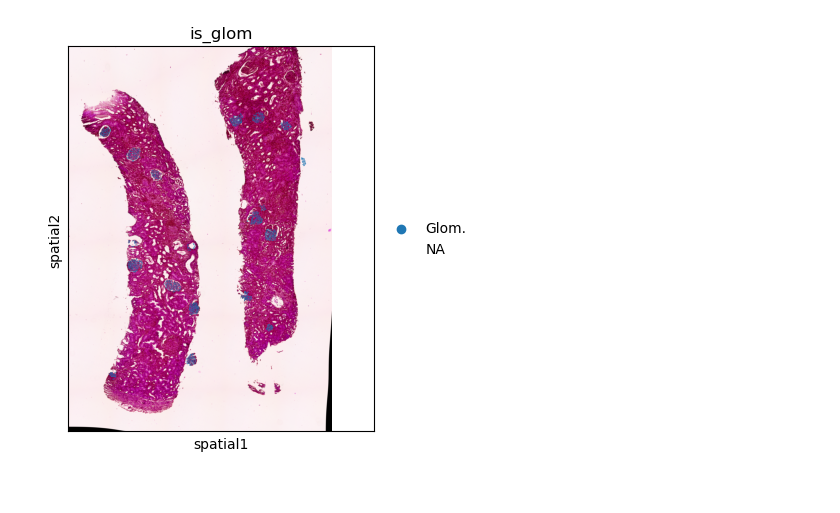
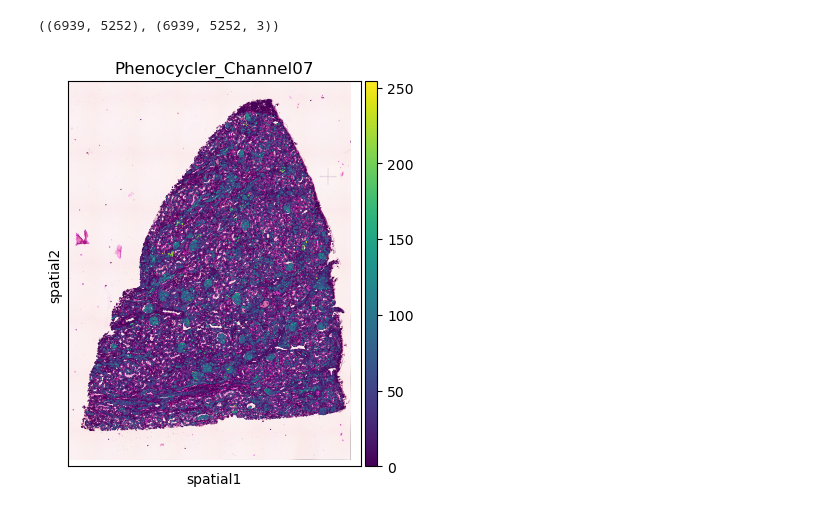
Before and after one commit to imsb-uke/xenium-cgn, a Jupyter notebook: notebooks/03_image_registration/add_phenocycler_as_column.ipynb, the cells around one changed output. Saved outputs shown, nothing was run; the diff lists cells and outputs as text; code cells hidden in the pictures.

Commit message:
Phenocycler analysis added

```diff
--- a/notebooks/03_image_registration/add_phenocycler_as_column.ipynb
+++ b/notebooks/03_image_registration/add_phenocycler_as_column.ipynb
@@ -13,4 +13,5 @@ warnings.filterwarnings('ignore')
 # %%
 adata_dir = "data_level_1/adata/"
 he_image_dir = "data_level_1/he_registered_old/"
+pc_dir = "data_level_1/phenocycler_registered/"
 # %%
@@ -21,17 +22,24 @@ he_image = plt.imread(he_image_dir + f'{sample}.tiff')
 slide_id = adata.obs['Slide_ID'][0]
 adata.uns['spatial'][slide_id]['images']['he_downscaled_aligned'] = he_image
 adata.uns['spatial'][slide_id]['scalefactors']['tissue_he_downscaled_aligned_scalef'] = 1
+# %%
+for i in range(13):
+    pc_image = plt.imread(pc_dir + f"Phenocycler_Channel{(i+1):02}_{sample}_Level2_registered.tiff")
+    adata.obs[f'Phenocycler_Channel{i+1}'] = [pc_image[int(j), int(i)] for i, j in adata.obsm["spatial"]]
+pc_image.shape, he_image.shape
+# %% [output]
+((6939, 5252), (6939, 5252, 3))
 # %%
+i = 6
+
 fig, ax = plt.subplots(figsize=(5, 5))
-
-adata.obs['is_glom'] = ['Glom.' if i=='Glom.' else np.nan for i in adata.obs['nichepca_domain_tuned']]
-
+slide_id = adata.obs['Slide_ID'][0]
 sc.pl.spatial(adata,
               library_id = slide_id,
               img_key = 'he_downscaled_aligned',
-              color = 'is_glom',
-              size = .2,
+              color = f'Phenocycler_Channel{i+1}',
+              size = .5,
               ax = ax,
               show = True)
 # %% [output]
-[figure, old version]
+[figure, new version]
```
Also changed, not shown: parts of 10 cells of this notebook, 6 other files.
